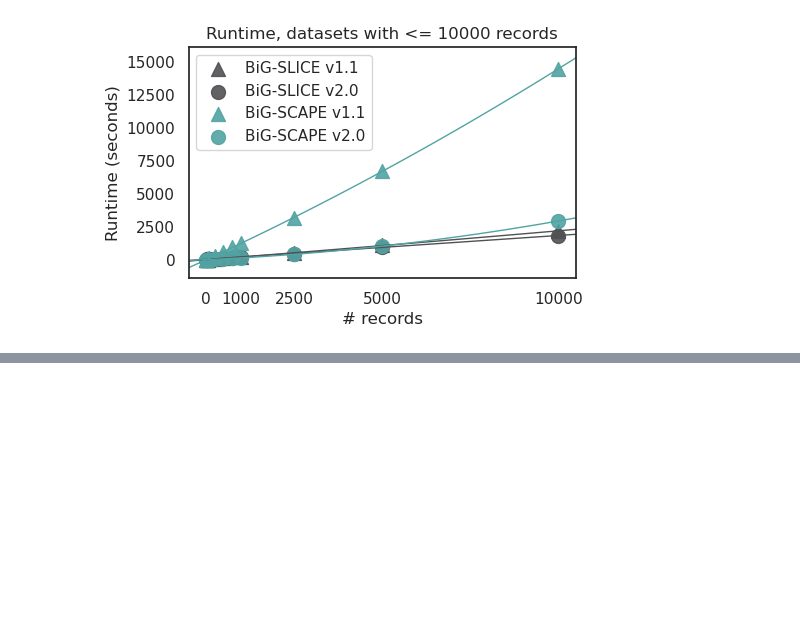
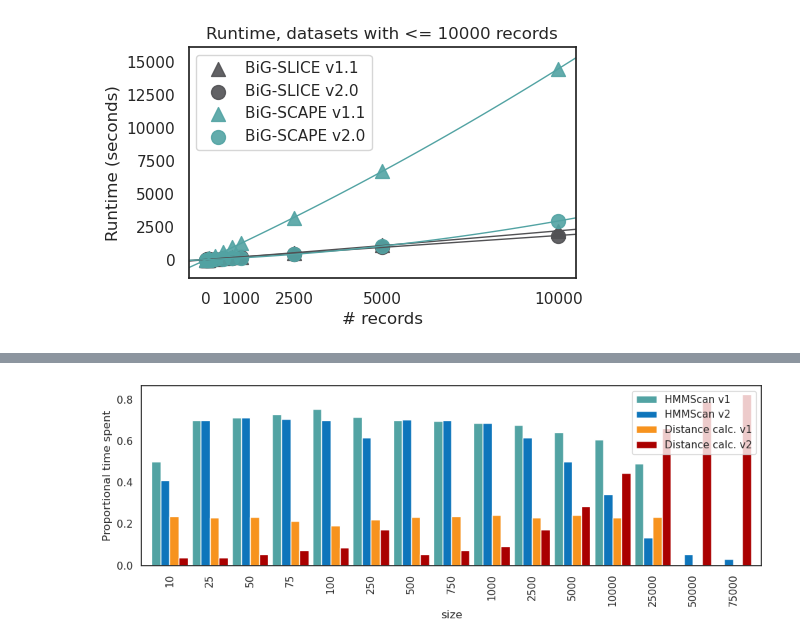
Before and after one commit to adraismawur/bigscape-v2-notebooks, a Jupyter notebook: runtimes.ipynb, the cells around one changed output, grey strips where cells are left out. Cells and saved outputs as stored; diff of their text form; code cells hidden in the pictures; blank space fills up the shorter version.

Commit message:
update prop runtime plot

```diff
--- a/runtimes.ipynb
+++ b/runtimes.ipynb
@@ -412,0 +339,24 @@ fig.savefig("Figure_3_b_prop_runtimes.svg", pad_inches=0.5, bbox_inches="tight")
+# %%
+
+fig, ax = plt.subplots(1, 1, figsize=(12, 3.5))
+
+prop_time_colors = [
+    # COLORS["bigslice_grey"],
+    COLORS["bigscape_blue"],
+    COLORS["dark_blue"],
+    COLORS["orange_i_found_on_bigscape_image"],
+    COLORS["antismash_red"],
+]
+
+bs_1_2_all = pd.concat([bigscape_v1_prop_abs["hmm_scan_prop"]+bigscape_v1_prop_abs["hmm_align_prop"],
+                        bigscape_v2_prop_abs["hmm_scan_prop"]+bigscape_v2_prop_abs["hmm_align_prop"],
+                        bigscape_v1_prop_abs["distance_calc_prop"],
+                        bigscape_v2_prop_abs["distance_calc_prop"]], axis=1)
+bs_1_2_all.columns = ["hmm v1", "hmm v2", "dist_calc v1", "dist_calc v2"]
+bs_1_2_all.plot(kind="bar", ax=ax, color=prop_time_colors, width=0.9)
+ax.set_ylabel("Proportional time spent")
+ax.legend(loc="upper left", labels=['HMMScan v1', 'HMMScan v2', 'Distance calc. v1', 'Distance calc. v2'])
+
+plt.savefig("Figure_3_b_prop_runtimes.svg")
+# %% [output]
+[figure, added]
```
Also changed, not shown: parts of 1 cell of this notebook.
